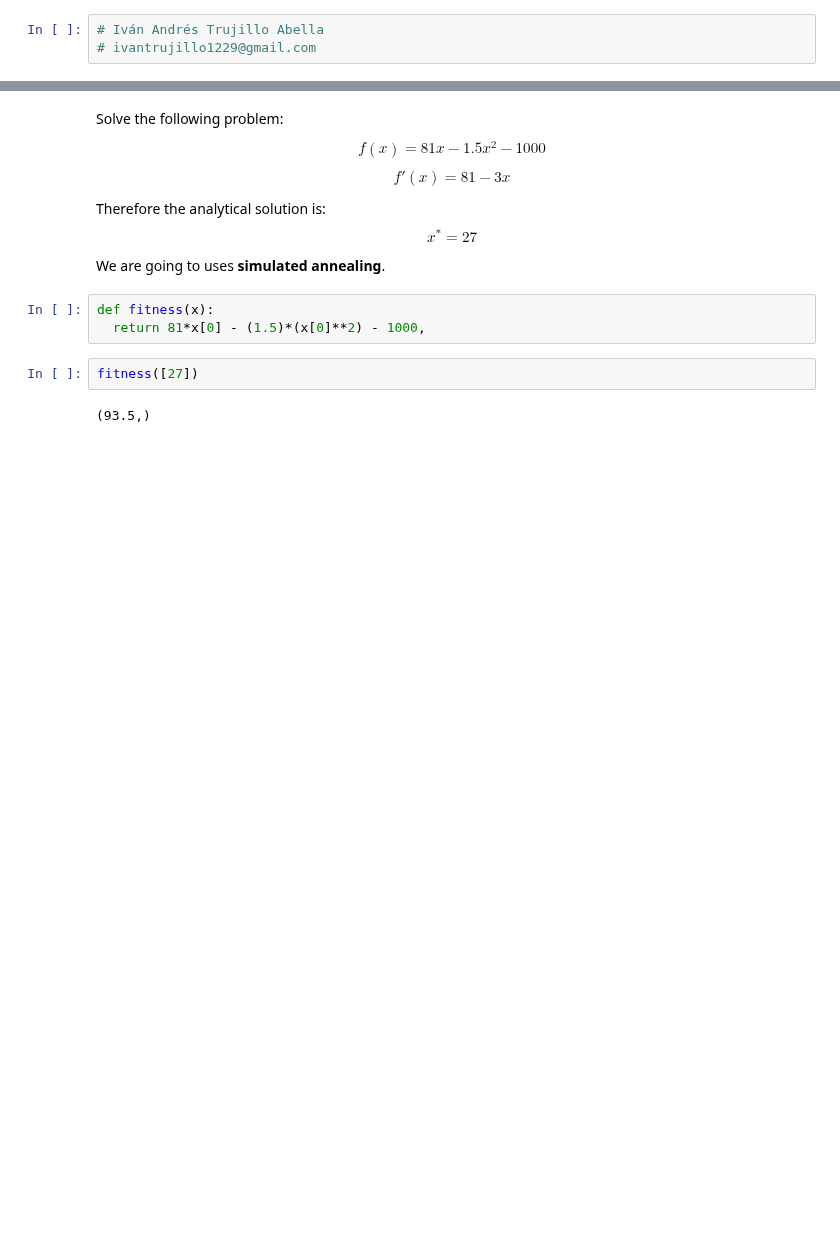
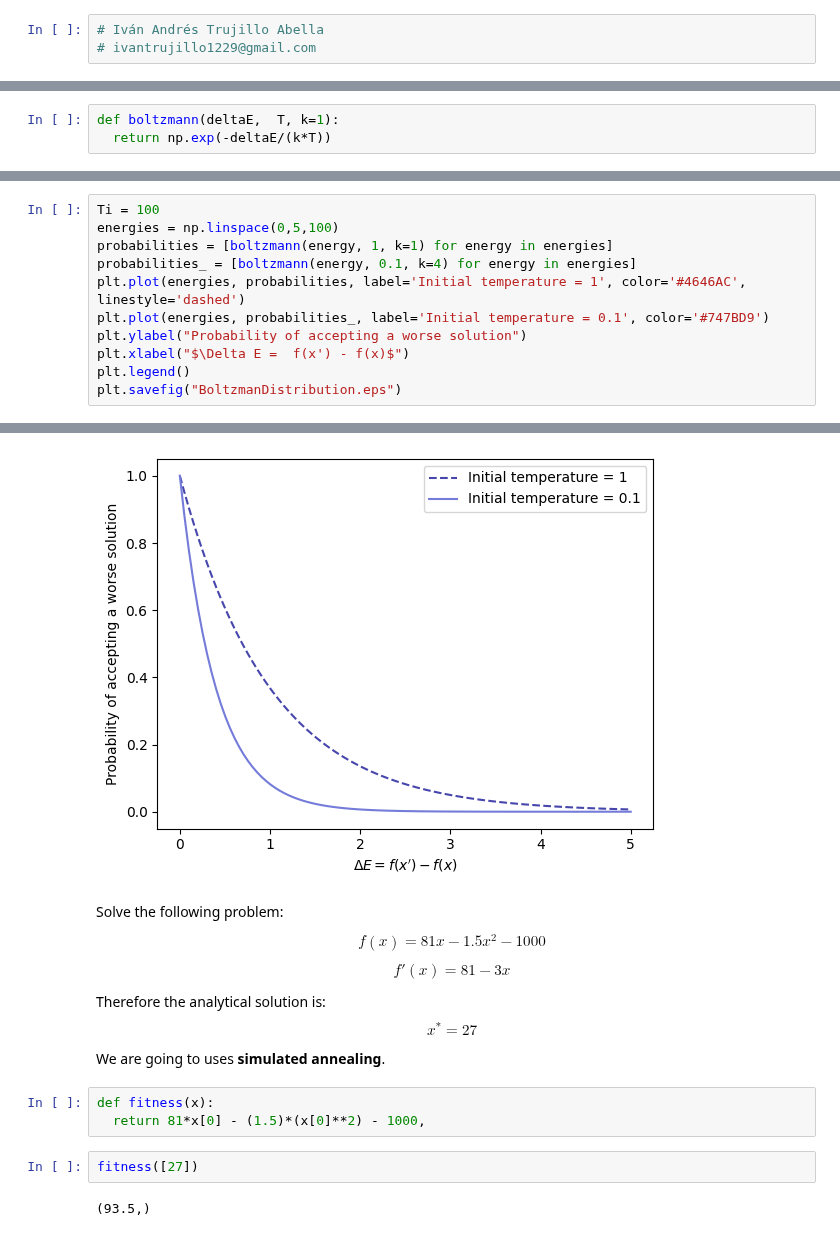
Before and after one commit to it-ces/PUBLIC-AI, a Jupyter notebook: OPTIMIZATION/Simulated_Annealing_(ai_page).ipynb, the cells around one changed output, grey strips where cells are left out. Saved outputs shown, nothing was run; the diff lists cells and outputs as text; blank space fills up the shorter version.

```diff
--- a/OPTIMIZATION/Simulated_Annealing_(ai_page).ipynb
+++ b/OPTIMIZATION/Simulated_Annealing_(ai_page).ipynb
@@ -3,0 +10,3 @@
+# %%
+def boltzmann(deltaE,  T, k=1):
+  return np.exp(-deltaE/(k*T))
@@ -3,0 +18,12 @@
+# %%
+Ti = 100
+energies = np.linspace(0,5,100)
+probabilities = [boltzmann(energy, 1, k=1) for energy in energies]
+probabilities_ = [boltzmann(energy, 0.1, k=4) for energy in energies]
+plt.plot(energies, probabilities, label='Initial temperature = 1', color='#4646AC', linestyle='dashed')
+plt.plot(energies, probabilities_, label='Initial temperature = 0.1', color='#747BD9')
+plt.ylabel("Probability of accepting a worse solution")
+plt.xlabel("$\Delta E =  f(x') - f(x)$")
+plt.legend()
+plt.savefig("BoltzmanDistribution.eps")
+# %% [output]
@@ -4,3 +31,4 @@
+[figure, added]
 # %% [markdown]
 Solve the following  problem:
 
```
Also changed, not shown: parts of 6 cells of this notebook.
